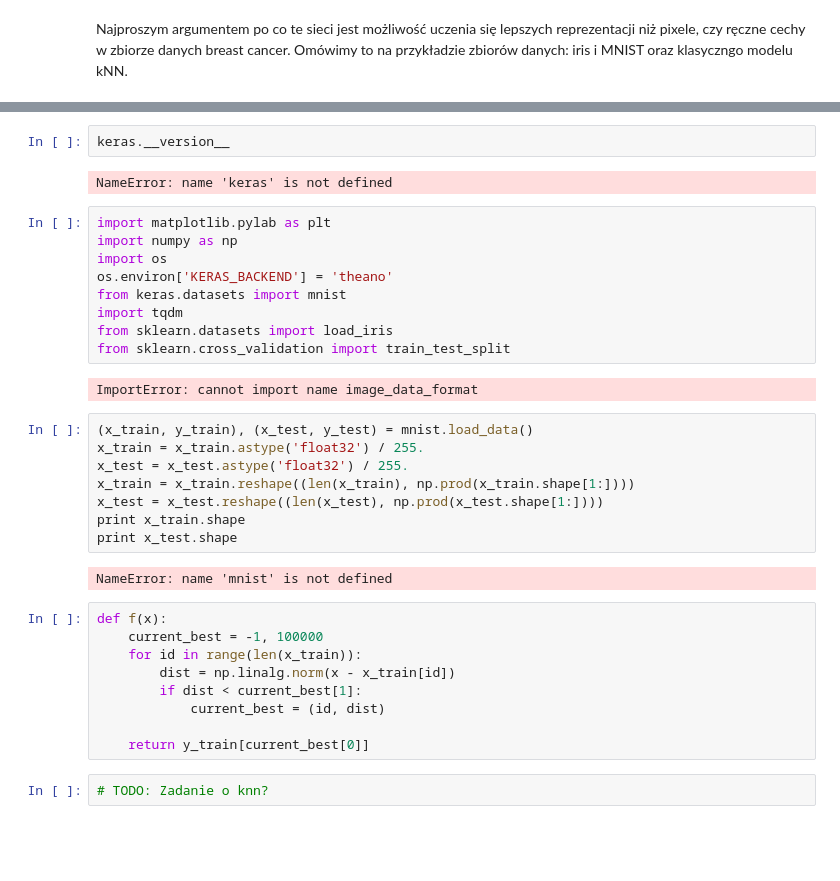
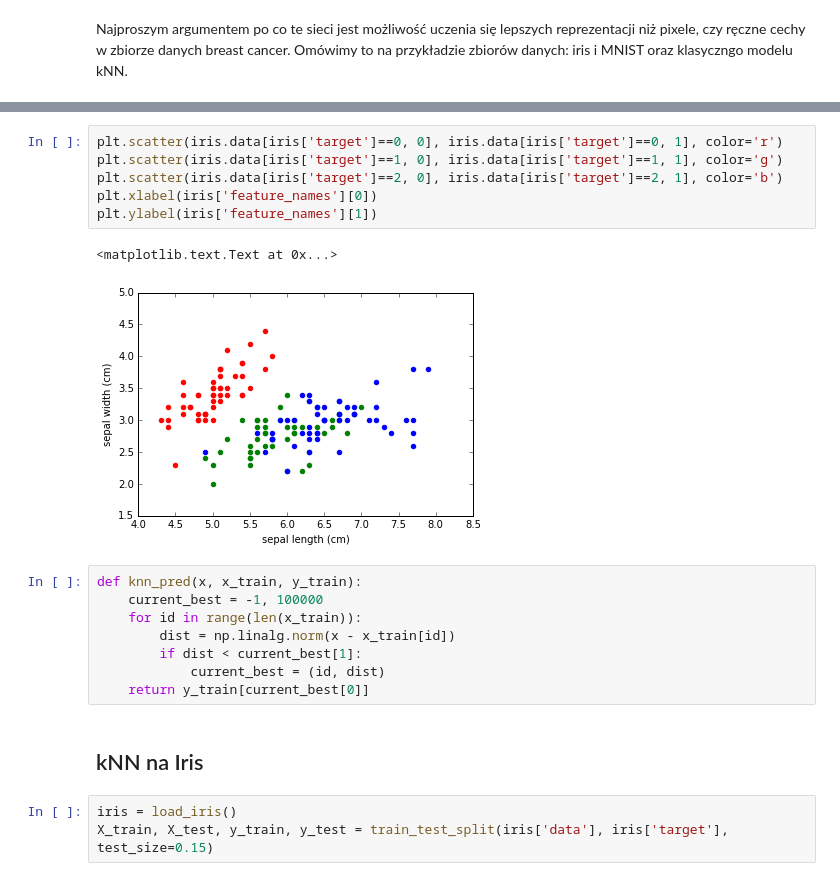
Before and after one commit to gmum/ml2017, a Jupyter notebook: L9.ipynb, the cells around one changed output, grey strips where cells are left out. Saved outputs shown, nothing was run; the diff lists cells and outputs as text; blank space fills up the shorter version.

Commit message:
Initial version L9

```diff
--- a/L9.ipynb
+++ b/L9.ipynb
@@ -207,39 +253,25 @@ Najproszym argumentem po co te sieci jest możliwość uczenia się lepszych rep
 Uruchomimy najpierw model kNN na danych iris
 
 <img width=600 src="https://sebastianraschka.com/images/blog/2015/principal_component_analysis_files/iris.png">
-# %%
-keras.__version__
-# %% [output]
-NameError: name 'keras' is not defined
-# %%
-import matplotlib.pylab as plt
-import numpy as np
-import os
-os.environ['KERAS_BACKEND'] = 'theano'
-from keras.datasets import mnist
-import tqdm
-from sklearn.datasets import load_iris
-from sklearn.cross_validation import train_test_split
-# %% [output]
-ImportError: cannot import name image_data_format
-# %%
-(x_train, y_train), (x_test, y_test) = mnist.load_data()
-x_train = x_train.astype('float32') / 255.
-x_test = x_test.astype('float32') / 255.
-x_train = x_train.reshape((len(x_train), np.prod(x_train.shape[1:])))
-x_test = x_test.reshape((len(x_test), np.prod(x_test.shape[1:])))
-print x_train.shape
-print x_test.shape
-# %% [output]
-NameError: name 'mnist' is not defined
+# %%
+plt.scatter(iris.data[iris['target']==0, 0], iris.data[iris['target']==0, 1], color='r')
+plt.scatter(iris.data[iris['target']==1, 0], iris.data[iris['target']==1, 1], color='g')
+plt.scatter(iris.data[iris['target']==2, 0], iris.data[iris['target']==2, 1], color='b')
+plt.xlabel(iris['feature_names'][0])
+plt.ylabel(iris['feature_names'][1])
+# %% [output]
+<matplotlib.text.Text at 0x...>
+[figure, added]
 # %%
-def f(x):
+def knn_pred(x, x_train, y_train):
     current_best = -1, 100000
     for id in range(len(x_train)):
         dist = np.linalg.norm(x - x_train[id])
         if dist < current_best[1]:
             current_best = (id, dist)
-
     return y_train[current_best[0]]
-# %%
-# TODO: Zadanie o knn?
+# %% [markdown]
+## kNN na Iris
+# %%
+iris = load_iris()
+X_train, X_test, y_train, y_test = train_test_split(iris['data'], iris['target'], test_size=0.15)
```
Also changed, not shown: parts of 15 cells of this notebook.
